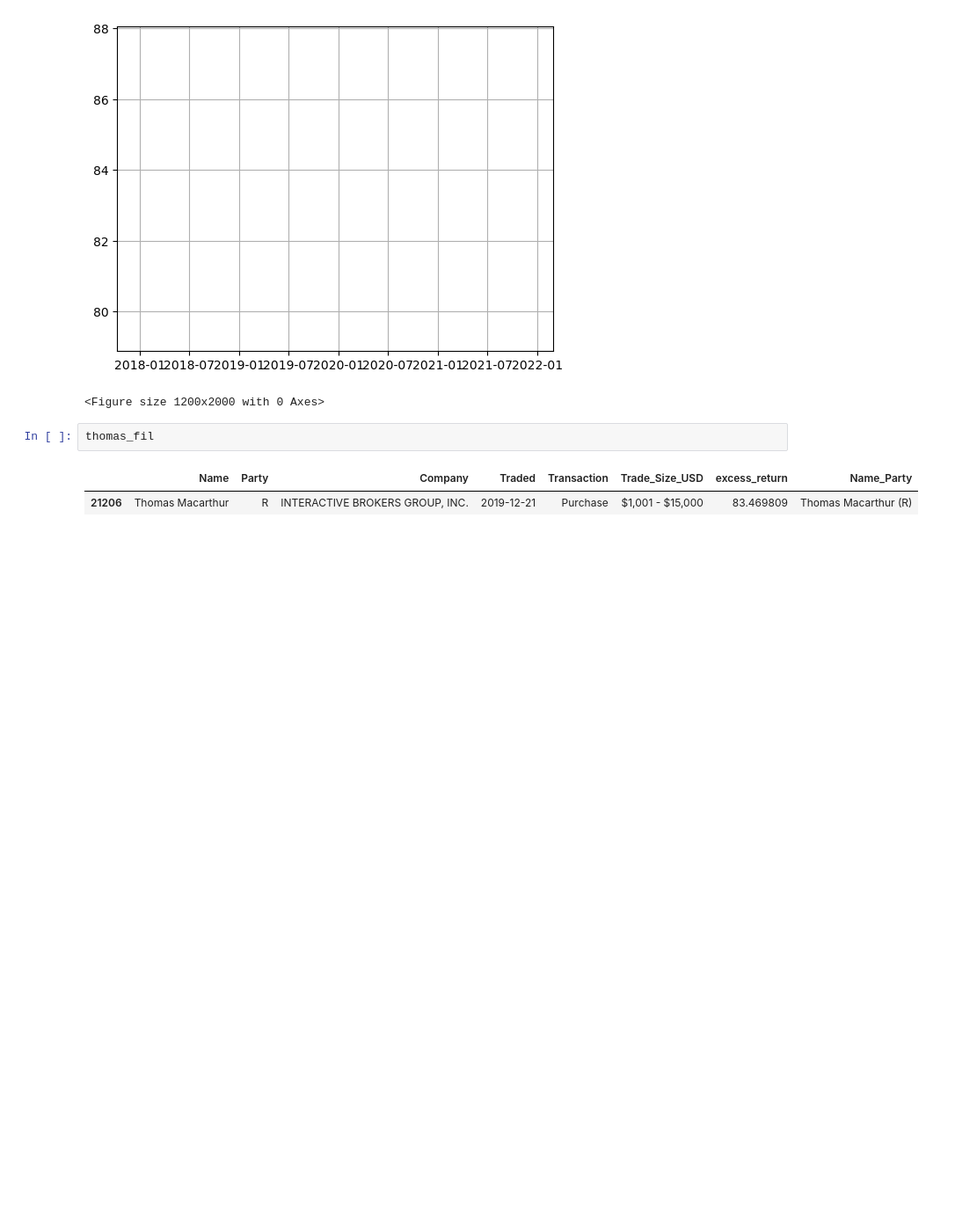
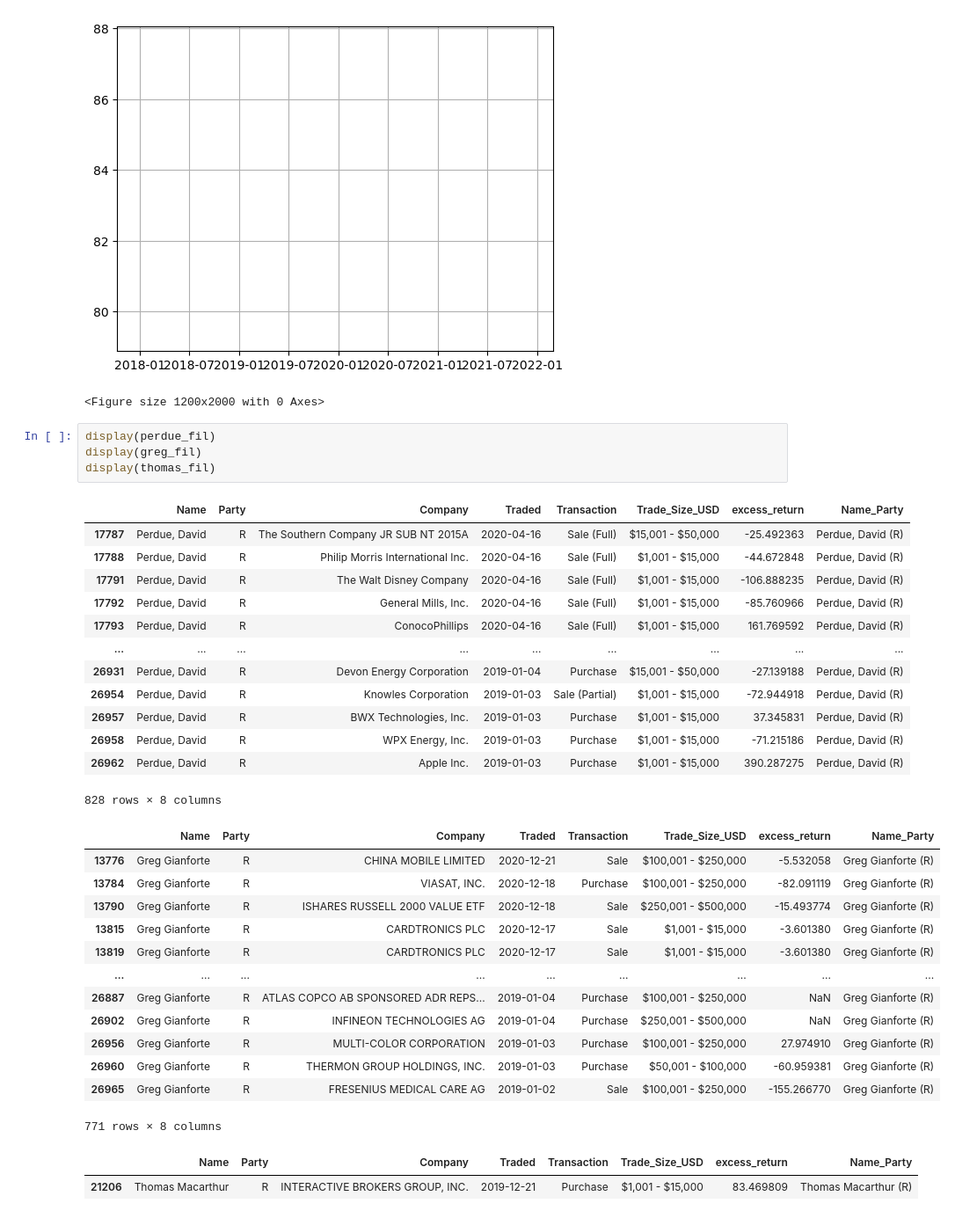
Before and after one commit to tsjohns9/ai-project-1, a Jupyter notebook: shayne.ipynb, the cells around one changed output. Shown at 88% size. Saved outputs shown, nothing was run; the diff lists cells and outputs as text; blank space fills up the shorter version.

Commit message:
filtered dataframes grouped into separate display areas.

```diff
--- a/shayne.ipynb
+++ b/shayne.ipynb
@@ -297,8 +297,36 @@ plt.show()
 # %% [output]
 [figure]
 <Figure size 1200x2000 with 0 Axes>
-# %%
-thomas_fil
-# %% [output]
-|  | Name | Party | Company | Traded | Transaction | Trade_Size_USD | excess_return | Name_Party |
-| 21206 | Thomas Macarthur | R | INTERACTIVE BROKERS GROUP, INC. | 2019-12-21 | Purchase | $1,001 - $15,000 | 83.469809 | Thomas Macarthur (R) |
+# %%
+display(perdue_fil)
+display(greg_fil)
+display(thomas_fil)
+# %% [output]
+|  | Name | Party | Company | Traded | Transaction | Trade_Size_USD | excess_return | Name_Party |
+| 17787 | Perdue, David | R | The Southern Company JR SUB NT 2015A | 2020-04-16 | Sale (Full) | $15,001 - $50,000 | -25.492363 | Perdue, David (R) |
+| 17788 | Perdue, David | R | Philip Morris International Inc. | 2020-04-16 | Sale (Full) | $1,001 - $15,000 | -44.672848 | Perdue, David (R) |
+| 17791 | Perdue, David | R | The Walt Disney Company | 2020-04-16 | Sale (Full) | $1,001 - $15,000 | -106.888235 | Perdue, David (R) |
+| 17792 | Perdue, David | R | General Mills, Inc. | 2020-04-16 | Sale (Full) | $1,001 - $15,000 | -85.760966 | Perdue, David (R) |
+| 17793 | Perdue, David | R | ConocoPhillips | 2020-04-16 | Sale (Full) | $1,001 - $15,000 | 161.769592 | Perdue, David (R) |
+| ... | ... | ... | ... | ... | ... | ... | ... | ... |
+| 26931 | Perdue, David | R | Devon Energy Corporation | 2019-01-04 | Purchase | $15,001 - $50,000 | -27.139188 | Perdue, David (R) |
+| 26954 | Perdue, David | R | Knowles Corporation | 2019-01-03 | Sale (Partial) | $1,001 - $15,000 | -72.944918 | Perdue, David (R) |
+| 26957 | Perdue, David | R | BWX Technologies, Inc. | 2019-01-03 | Purchase | $1,001 - $15,000 | 37.345831 | Perdue, David (R) |
+| 26958 | Perdue, David | R | WPX Energy, Inc. | 2019-01-03 | Purchase | $1,001 - $15,000 | -71.215186 | Perdue, David (R) |
+| 26962 | Perdue, David | R | Apple Inc. | 2019-01-03 | Purchase | $1,001 - $15,000 | 390.287275 | Perdue, David (R) |
+828 rows × 8 columns
+|  | Name | Party | Company | Traded | Transaction | Trade_Size_USD | excess_return | Name_Party |
+| 13776 | Greg Gianforte | R | CHINA MOBILE LIMITED | 2020-12-21 | Sale | $100,001 - $250,000 | -5.532058 | Greg Gianforte (R) |
+| 13784 | Greg Gianforte | R | VIASAT, INC. | 2020-12-18 | Purchase | $100,001 - $250,000 | -82.091119 | Greg Gianforte (R) |
+| 13790 | Greg Gianforte | R | ISHARES RUSSELL 2000 VALUE ETF | 2020-12-18 | Sale | $250,001 - $500,000 | -15.493774 | Greg Gianforte (R) |
+| 13815 | Greg Gianforte | R | CARDTRONICS PLC | 2020-12-17 | Sale | $1,001 - $15,000 | -3.601380 | Greg Gianforte (R) |
+| 13819 | Greg Gianforte | R | CARDTRONICS PLC | 2020-12-17 | Sale | $1,001 - $15,000 | -3.601380 | Greg Gianforte (R) |
+| ... | ... | ... | ... | ... | ... | ... | ... | ... |
+| 26887 | Greg Gianforte | R | ATLAS COPCO AB SPONSORED ADR REPS... | 2019-01-04 | Purchase | $100,001 - $250,000 | NaN | Greg Gianforte (R) |
+| 26902 | Greg Gianforte | R | INFINEON TECHNOLOGIES AG | 2019-01-04 | Purchase | $250,001 - $500,000 | NaN | Greg Gianforte (R) |
+| 26956 | Greg Gianforte | R | MULTI-COLOR CORPORATION | 2019-01-03 | Purchase | $100,001 - $250,000 | 27.974910 | Greg Gianforte (R) |
+| 26960 | Greg Gianforte | R | THERMON GROUP HOLDINGS, INC. | 2019-01-03 | Purchase | $50,001 - $100,000 | -60.959381 | Greg Gianforte (R) |
+| 26965 | Greg Gianforte | R | FRESENIUS MEDICAL CARE AG | 2019-01-02 | Sale | $100,001 - $250,000 | -155.266770 | Greg Gianforte (R) |
+771 rows × 8 columns
+|  | Name | Party | Company | Traded | Transaction | Trade_Size_USD | excess_return | Name_Party |
+| 21206 | Thomas Macarthur | R | INTERACTIVE BROKERS GROUP, INC. | 2019-12-21 | Purchase | $1,001 - $15,000 | 83.469809 | Thomas Macarthur (R) |
```
Also changed, not shown: parts of 1 cell of this notebook.
